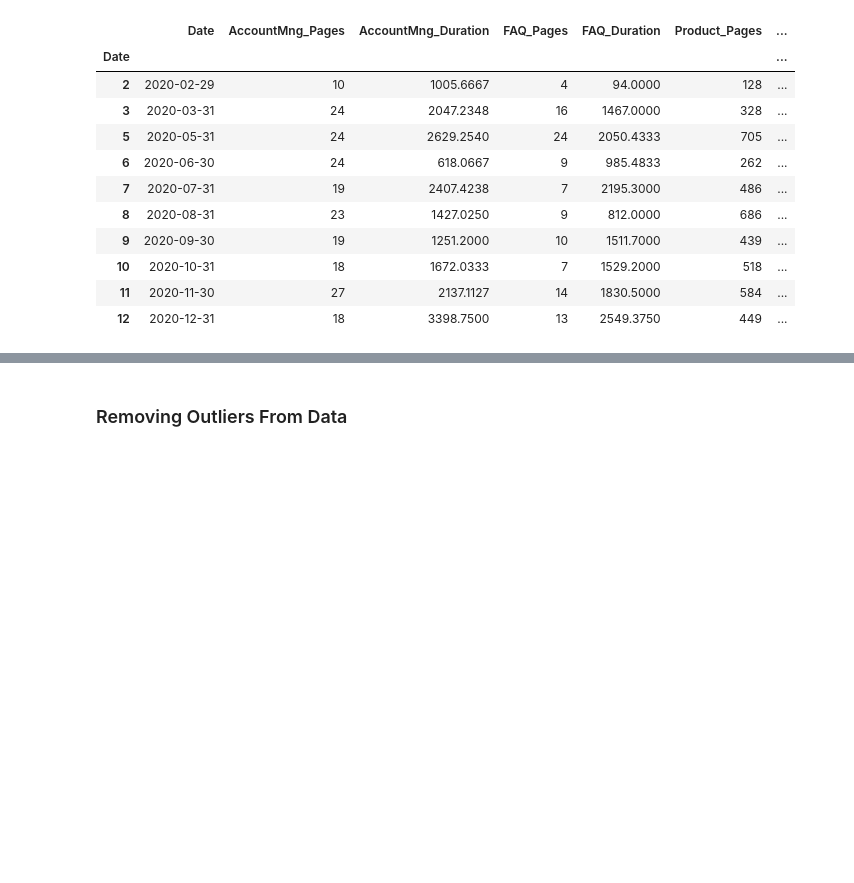
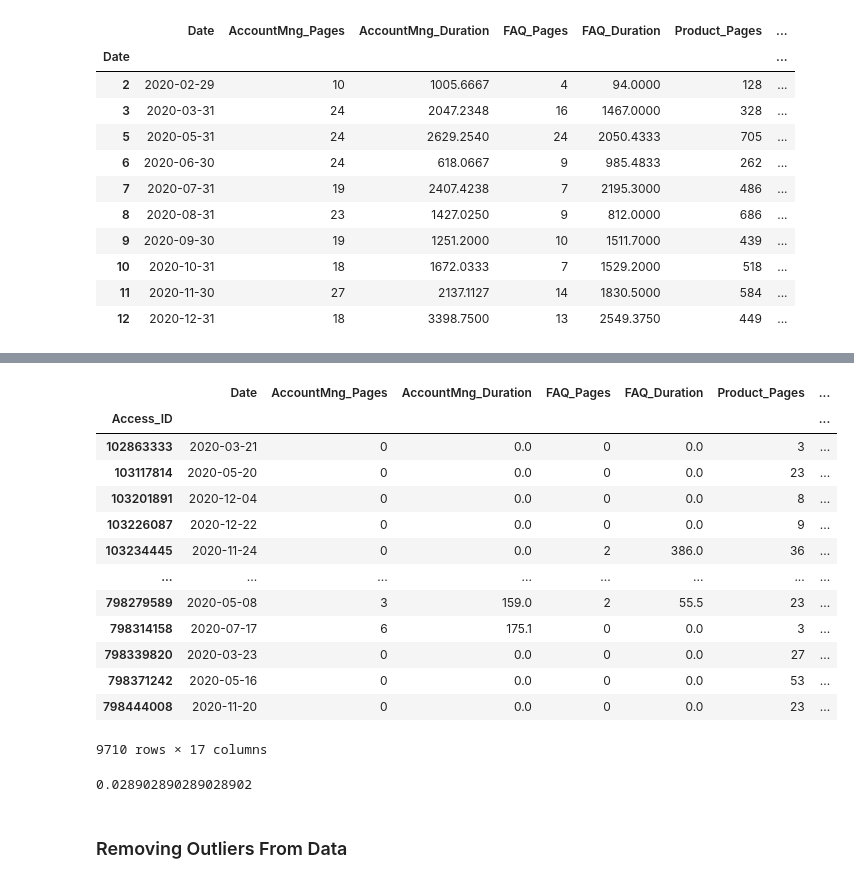
Before and after one commit to helenado/kaggle_ml_35, a Jupyter notebook: techscape-ecommerce/main.ipynb, the cells around one changed output, grey strips where cells are left out. Cells and saved outputs as stored; diff of their text form; code cells hidden in the pictures; blank space fills up the shorter version.

```diff
--- a/techscape-ecommerce/main.ipynb
+++ b/techscape-ecommerce/main.ipynb
@@ -178,3 +195,24 @@ df.groupby(df['Date'].dt.month).max()
+# %%
+df
+# %% [output]
+|  | Date | AccountMng_Pages | AccountMng_Duration | FAQ_Pages | FAQ_Duration | Product_Pages | ... |
+| Access_ID |  |  |  |  |  |  | ... |
+| 102863333 | 2020-03-21 | 0 | 0.0 | 0 | 0.0 | 3 | ... |
+| 103117814 | 2020-05-20 | 0 | 0.0 | 0 | 0.0 | 23 | ... |
+| 103201891 | 2020-12-04 | 0 | 0.0 | 0 | 0.0 | 8 | ... |
+| 103226087 | 2020-12-22 | 0 | 0.0 | 0 | 0.0 | 9 | ... |
+| 103234445 | 2020-11-24 | 0 | 0.0 | 2 | 386.0 | 36 | ... |
+| ... | ... | ... | ... | ... | ... | ... | ... |
+| 798279589 | 2020-05-08 | 3 | 159.0 | 2 | 55.5 | 23 | ... |
+| 798314158 | 2020-07-17 | 6 | 175.1 | 0 | 0.0 | 3 | ... |
+| 798339820 | 2020-03-23 | 0 | 0.0 | 0 | 0.0 | 27 | ... |
+| 798371242 | 2020-05-16 | 0 | 0.0 | 0 | 0.0 | 53 | ... |
+| 798444008 | 2020-11-20 | 0 | 0.0 | 0 | 0.0 | 23 | ... |
+9710 rows × 17 columns
+# %%
+289/9999
+# %% [output]
+0.028902890289028902
 # %% [markdown]
 ### Removing Outliers From Data
 # %% [markdown]
```
Also changed, not shown: parts of 14 cells of this notebook.
